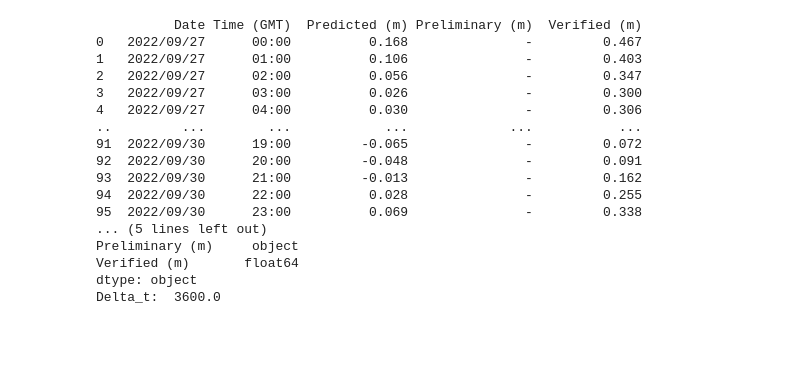
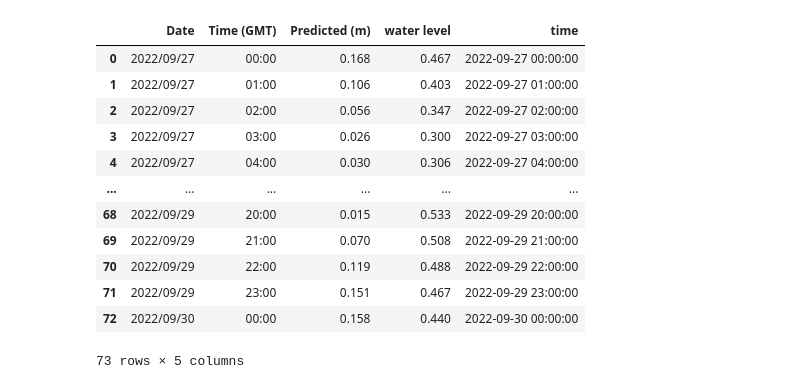
Before and after one commit to csherwood-usgs/NOPP_comparison, a Jupyter notebook: BAMS_FtMeyers_TS.ipynb, the cells around one changed output. Drawn from its saved outputs; the diff is of its cells as text; code cells hidden in the pictures; blank space fills up the shorter version.

```diff
--- a/BAMS_FtMeyers_TS.ipynb
+++ b/BAMS_FtMeyers_TS.ipynb
@@ -14,29 +41,28 @@ import string
 # %%
 # Read observations from data downloaded from NOAA on 3/25/2025
 # Ft Myers is 8725520. Datum is MSL
 data_dir = "F:/crs/proj/2025_NOPP_comparison/BAMS_figure/NOAA/"
 fn = 'CO-OPS_8725520_met_MSL_hourly.csv'
-dfN = pd.read_csv(data_dir+fn)
-# Compute delta_t in seconds
-dfN['time'] = pd.to_datetime(dfN['Date'] + ' ' + dfN['Time (GMT)'], format='%Y/%m/%d %H:%M')
-delta_t = (dfR["time"].diff().dropna().dt.total_seconds()).iloc[0]
-print('Delta_t: ', delta_t)
-print(dfN)
+df = pd.read_csv(data_dir+fn)
+
+df['time'] = pd.to_datetime(df['Date'] + ' ' + df['Time (GMT)'], format='%Y/%m/%d %H:%M')
+df.rename(columns={"Verified (m)": "water level"}, inplace=True)
+df.drop(columns=["Preliminary (m)"], inplace=True)  # Removes the column permanently
+
+# Clip to plot times
+df_obs = df[(df["time"] >= plot_start_time) & (df["time"] <= plot_end_time)]
+df_obs
 # %% [output]
+|  | Date | Time (GMT) | Predicted (m) | water level | time |
+| 0 | 2022/09/27 | 00:00 | 0.168 | 0.467 | 2022-09-27 00:00:00 |
+| 1 | 2022/09/27 | 01:00 | 0.106 | 0.403 | 2022-09-27 01:00:00 |
+| 2 | 2022/09/27 | 02:00 | 0.056 | 0.347 | 2022-09-27 02:00:00 |
+| 3 | 2022/09/27 | 03:00 | 0.026 | 0.300 | 2022-09-27 03:00:00 |
+| 4 | 2022/09/27 | 04:00 | 0.030 | 0.306 | 2022-09-27 04:00:00 |
+| ... | ... | ... | ... | ... | ... |
+| 68 | 2022/09/29 | 20:00 | 0.015 | 0.533 | 2022-09-29 20:00:00 |
+| 69 | 2022/09/29 | 21:00 | 0.070 | 0.508 | 2022-09-29 21:00:00 |
+| 70 | 2022/09/29 | 22:00 | 0.119 | 0.488 | 2022-09-29 22:00:00 |
+| 71 | 2022/09/29 | 23:00 | 0.151 | 0.467 | 2022-09-29 23:00:00 |
+| 72 | 2022/09/30 | 00:00 | 0.158 | 0.440 | 2022-09-30 00:00:00 |
-          Date Time (GMT)  Predicted (m) Preliminary (m)  Verified (m)
-0   2022/09/27      00:00          0.168               -         0.467
-1   2022/09/27      01:00          0.106               -         0.403
-2   2022/09/27      02:00          0.056               -         0.347
-3   2022/09/27      03:00          0.026               -         0.300
-4   2022/09/27      04:00          0.030               -         0.306
-..         ...        ...            ...             ...           ...
-91  2022/09/30      19:00         -0.065               -         0.072
-92  2022/09/30      20:00         -0.048               -         0.091
-93  2022/09/30      21:00         -0.013               -         0.162
-94  2022/09/30      22:00          0.028               -         0.255
-95  2022/09/30      23:00          0.069               -         0.338
-... (5 lines left out)
-Preliminary (m)     object
-Verified (m)       float64
-dtype: object
-Delta_t:  3600.0
+73 rows × 5 columns
```
Also changed, not shown: parts of 9 cells of this notebook, 3 other files.
